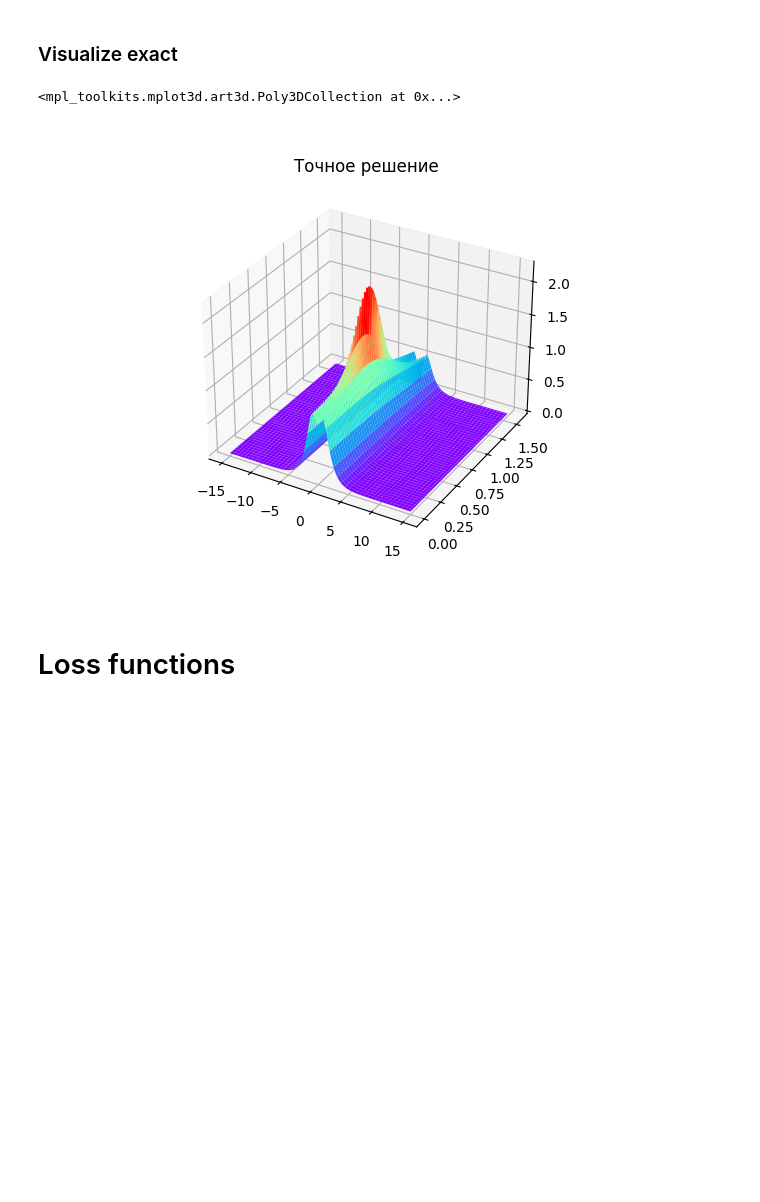
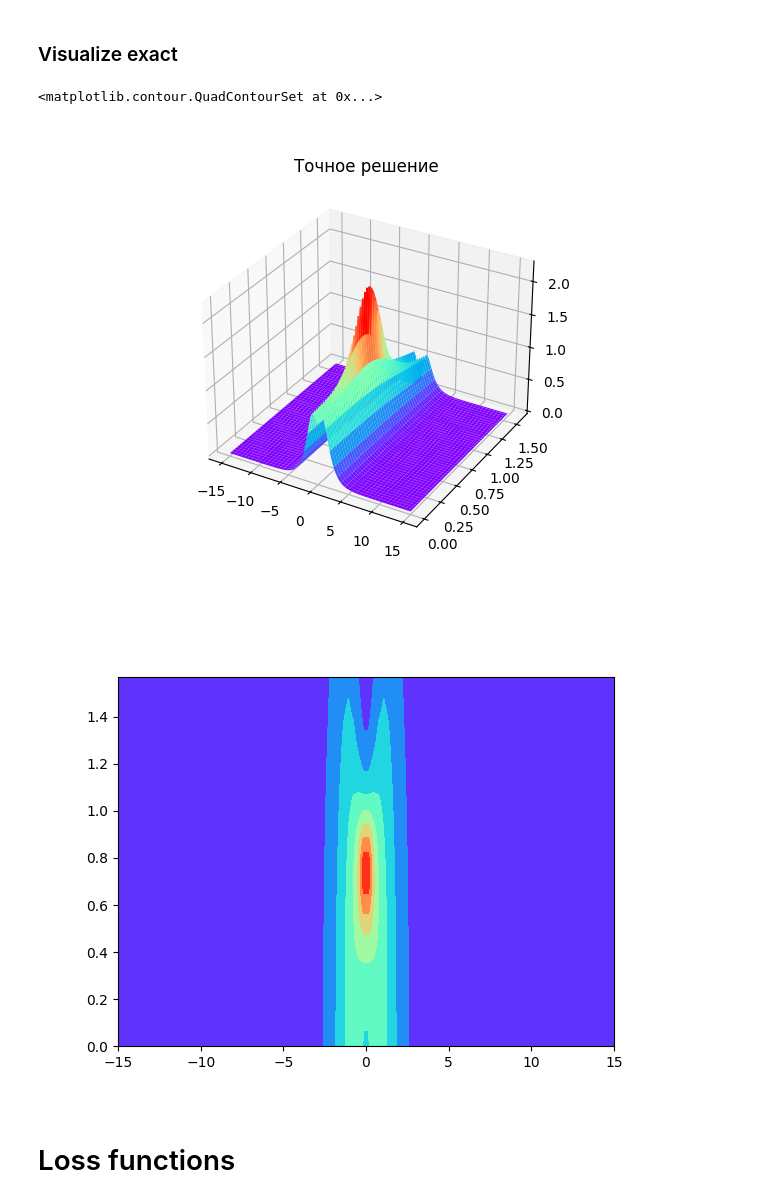
Before and after one commit to Alex1um/IKKN, a Jupyter notebook: NLSE.ipynb, the cells around one changed output. Drawn from its saved outputs; the diff is of its cells as text; code cells hidden in the pictures; blank space fills up the shorter version.

```diff
--- a/NLSE.ipynb
+++ b/NLSE.ipynb
@@ -123,13 +123,17 @@ exact = lambda x, t: ((4 * torch.cosh(3 * x) + 3 * torch.exp(4 * 0+1j * t) * tor
 ### Visualize exact
 # %%
 fig, ax = plt.subplots(subplot_kw={"projection": "3d"})
+fig2, ax2 = plt.subplots()
 ax.set_title("Точное решение")
 x, t = torch.linspace(-15, 15, 100), torch.linspace(0, torch.pi / 2, 100)
 grid_x, grid_t = torch.meshgrid(x, t)
-ax.plot_surface(grid_x, grid_t, exact(grid_x, grid_t), cmap="rainbow")
+e = exact(grid_x, grid_t)
+ax.plot_surface(grid_x, grid_t, e, cmap="rainbow")
+ax2.contourf(grid_x, grid_t, e, cmap="rainbow")
 # %% [output]
-<mpl_toolkits.mplot3d.art3d.Poly3DCollection at 0x...>
+<matplotlib.contour.QuadContourSet at 0x...>
 [figure]
+[figure, added]
 # %% [markdown]
 # Loss functions
 # %%
```
Also changed, not shown: parts of 7 cells of this notebook.
